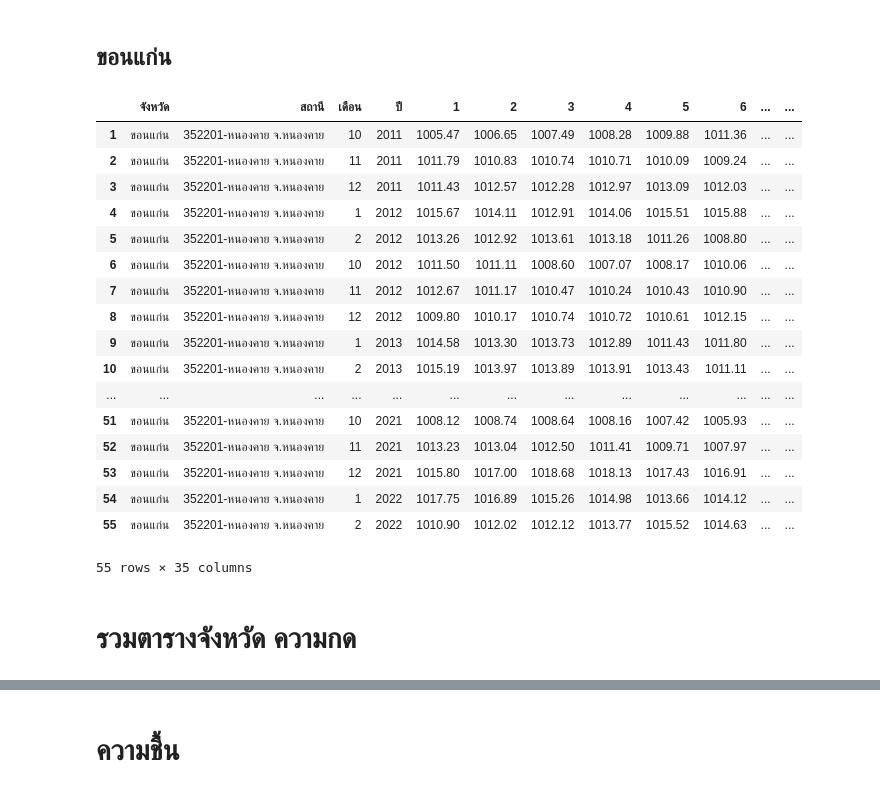
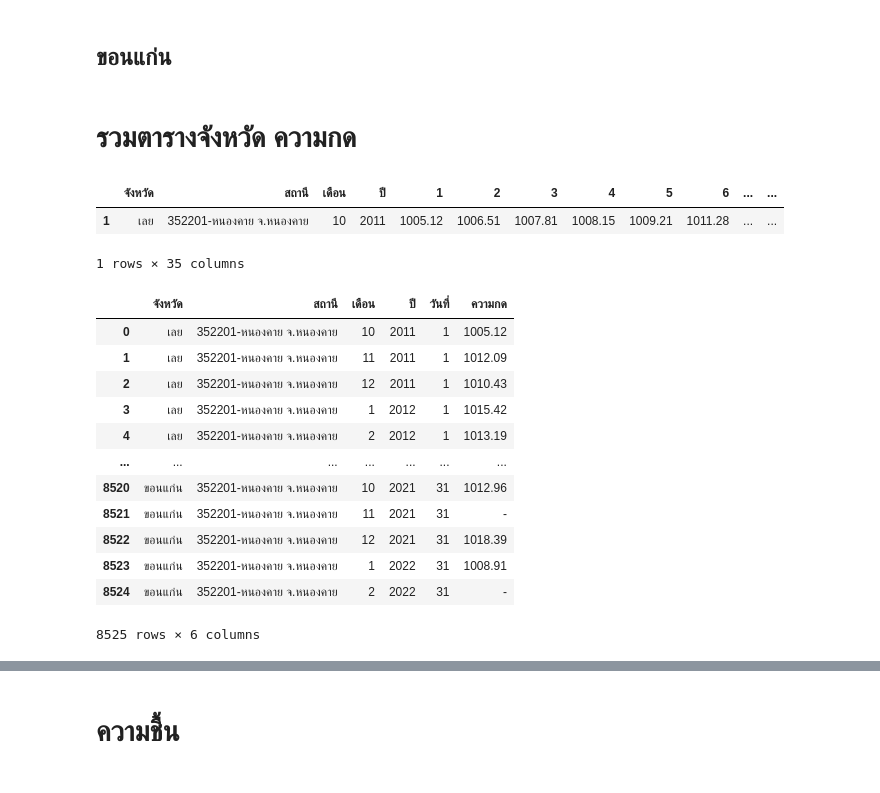
Before and after one commit to jirapat-tho/BasicProg_DataViz65, a Jupyter notebook: Group_Quiz.ipynb, the cells around one changed output, grey strips where cells are left out. Cells and saved outputs as stored; diff of their text form; code cells hidden in the pictures.

```diff
--- a/Group_Quiz.ipynb
+++ b/Group_Quiz.ipynb
@@ -107,27 +57,10 @@ pressure_kkn['ปี'] = pressure_kkn['เดือน/ปี'].dt.year
-# %%
-pres_kn = pressure_kkn[['จังหวัด','สถานี','เดือน','ปี','1','2','3','4','5','6','7','8','9','10','11','12','13','14','15','16','17','18','19','20','21','22','23','24','25','26','27','28','29','30','31']]
-pres_kn
-# %% [output]
-|  | จังหวัด | สถานี | เดือน | ปี | 1 | 2 | 3 | 4 | 5 | 6 | ... | ... |
-| 1 | ขอนแก่น | 352201-หนองคาย จ.หนองคาย | 10 | 2011 | 1005.47 | 1006.65 | 1007.49 | 1008.28 | 1009.88 | 1011.36 | ... | ... |
-| 2 | ขอนแก่น | 352201-หนองคาย จ.หนองคาย | 11 | 2011 | 1011.79 | 1010.83 | 1010.74 | 1010.71 | 1010.09 | 1009.24 | ... | ... |
-| 3 | ขอนแก่น | 352201-หนองคาย จ.หนองคาย | 12 | 2011 | 1011.43 | 1012.57 | 1012.28 | 1012.97 | 1013.09 | 1012.03 | ... | ... |
-| 4 | ขอนแก่น | 352201-หนองคาย จ.หนองคาย | 1 | 2012 | 1015.67 | 1014.11 | 1012.91 | 1014.06 | 1015.51 | 1015.88 | ... | ... |
-| 5 | ขอนแก่น | 352201-หนองคาย จ.หนองคาย | 2 | 2012 | 1013.26 | 1012.92 | 1013.61 | 1013.18 | 1011.26 | 1008.80 | ... | ... |
-| 6 | ขอนแก่น | 352201-หนองคาย จ.หนองคาย | 10 | 2012 | 1011.50 | 1011.11 | 1008.60 | 1007.07 | 1008.17 | 1010.06 | ... | ... |
-| 7 | ขอนแก่น | 352201-หนองคาย จ.หนองคาย | 11 | 2012 | 1012.67 | 1011.17 | 1010.47 | 1010.24 | 1010.43 | 1010.90 | ... | ... |
-| 8 | ขอนแก่น | 352201-หนองคาย จ.หนองคาย | 12 | 2012 | 1009.80 | 1010.17 | 1010.74 | 1010.72 | 1010.61 | 1012.15 | ... | ... |
-| 9 | ขอนแก่น | 352201-หนองคาย จ.หนองคาย | 1 | 2013 | 1014.58 | 1013.30 | 1013.73 | 1012.89 | 1011.43 | 1011.80 | ... | ... |
-| 10 | ขอนแก่น | 352201-หนองคาย จ.หนองคาย | 2 | 2013 | 1015.19 | 1013.97 | 1013.89 | 1013.91 | 1013.43 | 1011.11 | ... | ... |
-| ... | ... | ... | ... | ... | ... | ... | ... | ... | ... | ... | ... | ... |
-| 51 | ขอนแก่น | 352201-หนองคาย จ.หนองคาย | 10 | 2021 | 1008.12 | 1008.74 | 1008.64 | 1008.16 | 1007.42 | 1005.93 | ... | ... |
-| 52 | ขอนแก่น | 352201-หนองคาย จ.หนองคาย | 11 | 2021 | 1013.23 | 1013.04 | 1012.50 | 1011.41 | 1009.71 | 1007.97 | ... | ... |
-| 53 | ขอนแก่น | 352201-หนองคาย จ.หนองคาย | 12 | 2021 | 1015.80 | 1017.00 | 1018.68 | 1018.13 | 1017.43 | 1016.91 | ... | ... |
-| 54 | ขอนแก่น | 352201-หนองคาย จ.หนองคาย | 1 | 2022 | 1017.75 | 1016.89 | 1015.26 | 1014.98 | 1013.66 | 1014.12 | ... | ... |
-| 55 | ขอนแก่น | 352201-หนองคาย จ.หนองคาย | 2 | 2022 | 1010.90 | 1012.02 | 1012.12 | 1013.77 | 1015.52 | 1014.63 | ... | ... |
-55 rows × 35 columns
 # %% [markdown]
 # รวมตารางจังหวัด ความกด
 # %%
 all_province = pd.concat([pres_lei, pres_snk, pres_npm, pres_nk, pres_kn])
+all_province.head(1)
+# %% [output]
+|  | จังหวัด | สถานี | เดือน | ปี | 1 | 2 | 3 | 4 | 5 | 6 | ... | ... |
+| 1 | เลย | 352201-หนองคาย จ.หนองคาย | 10 | 2011 | 1005.12 | 1006.51 | 1007.81 | 1008.15 | 1009.21 | 1011.28 | ... | ... |
+1 rows × 35 columns
 # %%
@@ -136,2 +69,18 @@ A = pd.melt(all_province,
                  var_name='วันที่', value_name='ความกด')
+# %%
+A
+# %% [output]
+|  | จังหวัด | สถานี | เดือน | ปี | วันที่ | ความกด |
+| 0 | เลย | 352201-หนองคาย จ.หนองคาย | 10 | 2011 | 1 | 1005.12 |
+| 1 | เลย | 352201-หนองคาย จ.หนองคาย | 11 | 2011 | 1 | 1012.09 |
+| 2 | เลย | 352201-หนองคาย จ.หนองคาย | 12 | 2011 | 1 | 1010.43 |
+| 3 | เลย | 352201-หนองคาย จ.หนองคาย | 1 | 2012 | 1 | 1015.42 |
+| 4 | เลย | 352201-หนองคาย จ.หนองคาย | 2 | 2012 | 1 | 1013.19 |
+| ... | ... | ... | ... | ... | ... | ... |
+| 8520 | ขอนแก่น | 352201-หนองคาย จ.หนองคาย | 10 | 2021 | 31 | 1012.96 |
+| 8521 | ขอนแก่น | 352201-หนองคาย จ.หนองคาย | 11 | 2021 | 31 | - |
+| 8522 | ขอนแก่น | 352201-หนองคาย จ.หนองคาย | 12 | 2021 | 31 | 1018.39 |
+| 8523 | ขอนแก่น | 352201-หนองคาย จ.หนองคาย | 1 | 2022 | 31 | 1008.91 |
+| 8524 | ขอนแก่น | 352201-หนองคาย จ.หนองคาย | 2 | 2022 | 31 | - |
+8525 rows × 6 columns
 # %%
```
Also changed, not shown: parts of 91 cells of this notebook.
